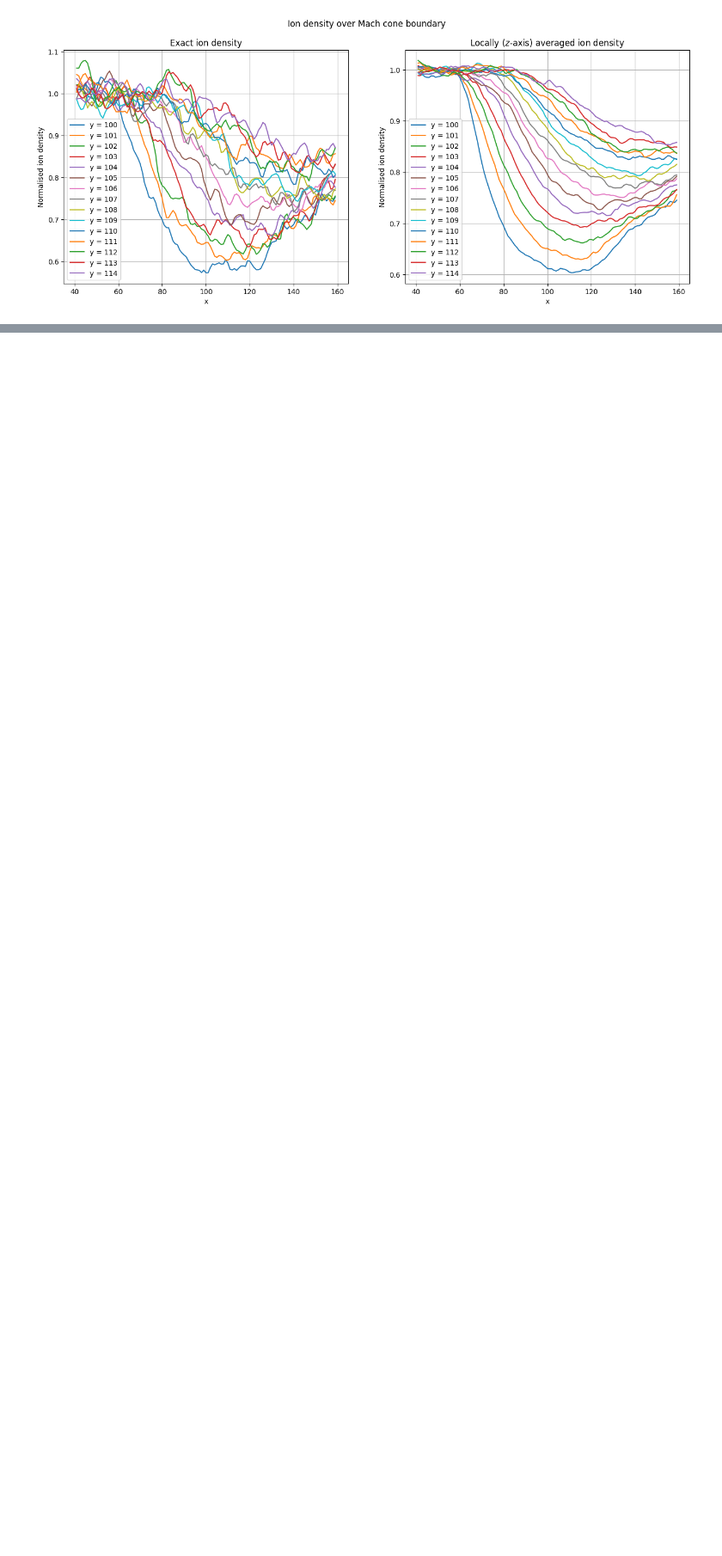
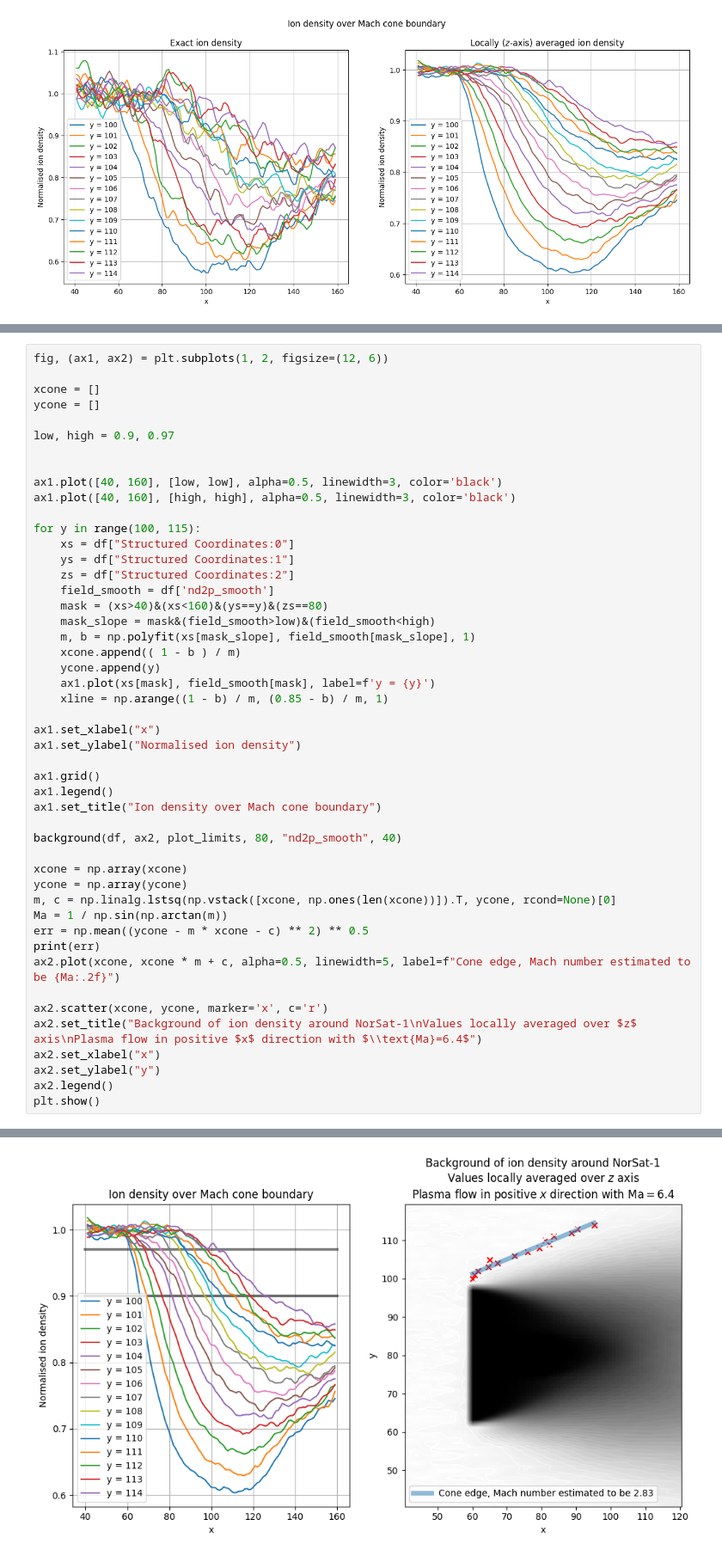
Before and after one commit to MJOdorczuk/Aurora, a Jupyter notebook: concepts/coneBoundary.ipynb, the cells around one changed output, grey strips where cells are left out. Shown at 86% size. Drawn from its saved outputs; the diff is of its cells as text; blank space fills up the shorter version.

Commit message:
Mach number estimated from the cone boundary

```diff
--- a/concepts/coneBoundary.ipynb
+++ b/concepts/coneBoundary.ipynb
@@ -112,0 +121,49 @@ plt.show()
+# %%
+fig, (ax1, ax2) = plt.subplots(1, 2, figsize=(12, 6))
+
+xcone = []
+ycone = []
+
+low, high = 0.9, 0.97
+
+
+ax1.plot([40, 160], [low, low], alpha=0.5, linewidth=3, color='black')
+ax1.plot([40, 160], [high, high], alpha=0.5, linewidth=3, color='black')
+
+for y in range(100, 115):
+    xs = df["Structured Coordinates:0"]
+    ys = df["Structured Coordinates:1"]
+    zs = df["Structured Coordinates:2"]
+    field_smooth = df['nd2p_smooth']
+    mask = (xs>40)&(xs<160)&(ys==y)&(zs==80)
+    mask_slope = mask&(field_smooth>low)&(field_smooth<high)
+    m, b = np.polyfit(xs[mask_slope], field_smooth[mask_slope], 1)
+    xcone.append(( 1 - b ) / m)
+    ycone.append(y)
+    ax1.plot(xs[mask], field_smooth[mask], label=f'y = {y}')
+    xline = np.arange((1 - b) / m, (0.85 - b) / m, 1)
+
+ax1.set_xlabel("x")
+ax1.set_ylabel("Normalised ion density")
+
+ax1.grid()
+ax1.legend()
+ax1.set_title("Ion density over Mach cone boundary")
+
+background(df, ax2, plot_limits, 80, "nd2p_smooth", 40)
+
+xcone = np.array(xcone)
+ycone = np.array(ycone)
+m, c = np.linalg.lstsq(np.vstack([xcone, np.ones(len(xcone))]).T, ycone, rcond=None)[0]
+Ma = 1 / np.sin(np.arctan(m))
+err = np.mean((ycone - m * xcone - c) ** 2) ** 0.5
+print(err)
+ax2.plot(xcone, xcone * m + c, alpha=0.5, linewidth=5, label=f"Cone edge, Mach number estimated to be {Ma:.2f}")
+
+ax2.scatter(xcone, ycone, marker='x', c='r')
+ax2.set_title("Background of ion density around NorSat-1\nValues locally averaged over $z$ axis\nPlasma flow in positive $x$ direction with $\\text{Ma}=6.4$")
+ax2.set_xlabel("x")
+ax2.set_ylabel("y")
+ax2.legend()
+plt.show()
+# %% [output]
@@ -112,0 +171 @@ plt.show()
+[figure, added]
```
Also changed, not shown: parts of 5 cells of this notebook, 1 other file.
